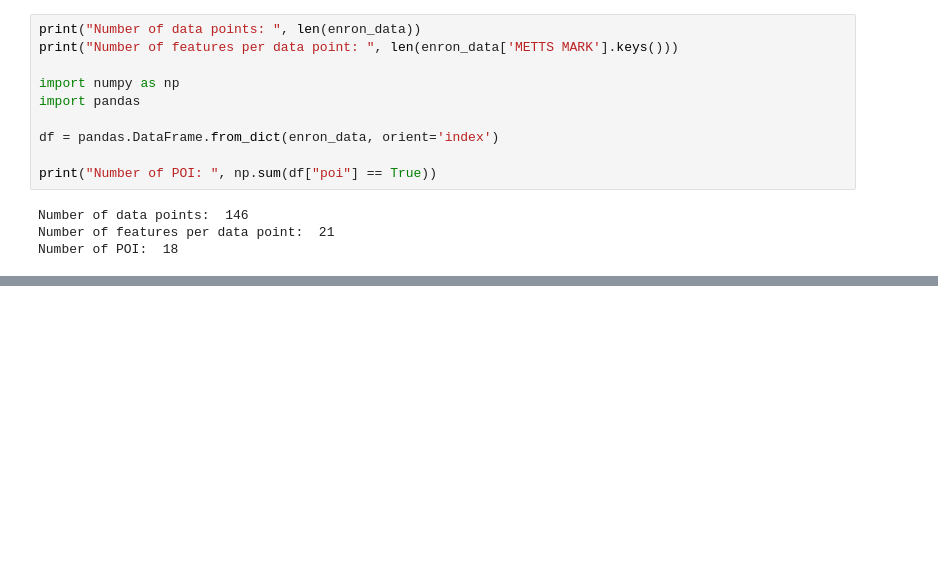
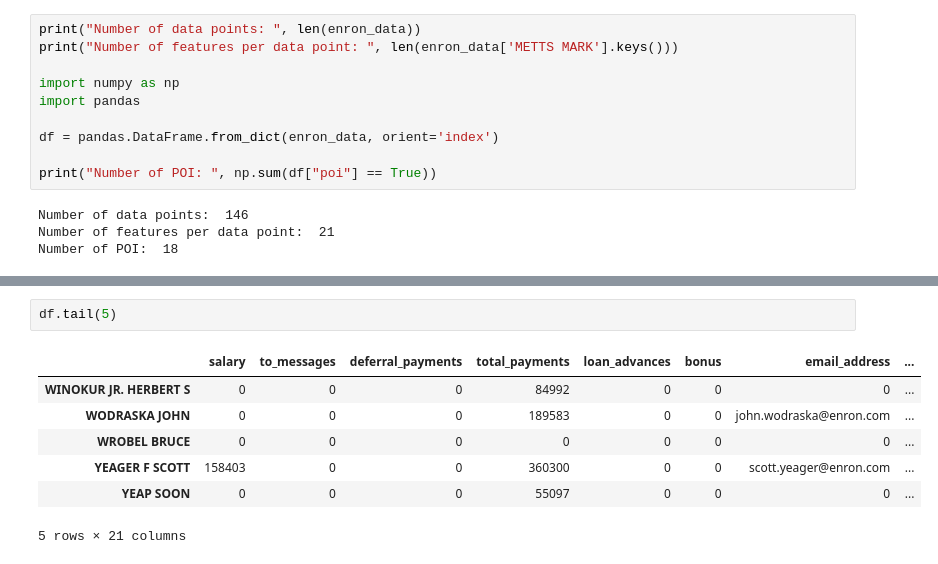
Before and after one commit to lampidudelj/Jup, a Jupyter notebook: Enron.ipynb, the cells around one changed output, grey strips where cells are left out. Drawn from its saved outputs; the diff is of its cells as text; blank space fills up the shorter version.

```diff
--- a/Enron.ipynb
+++ b/Enron.ipynb
@@ -67,0 +103,10 @@ df.loc['COLWELL WESLEY', 'from_this_person_to_poi']
+# %%
+df.tail(5)
+# %% [output]
+|  | salary | to_messages | deferral_payments | total_payments | loan_advances | bonus | email_address | ... |
+| WINOKUR JR. HERBERT S | 0 | 0 | 0 | 84992 | 0 | 0 | 0 | ... |
+| WODRASKA JOHN | 0 | 0 | 0 | 189583 | 0 | 0 | john.wodraska@enron.com | ... |
+| WROBEL BRUCE | 0 | 0 | 0 | 0 | 0 | 0 | 0 | ... |
+| YEAGER F SCOTT | 158403 | 0 | 0 | 360300 | 0 | 0 | scott.yeager@enron.com | ... |
+| YEAP SOON | 0 | 0 | 0 | 55097 | 0 | 0 | 0 | ... |
+5 rows × 21 columns
```
Also changed, not shown: parts of 13 cells of this notebook, 2 other files.
